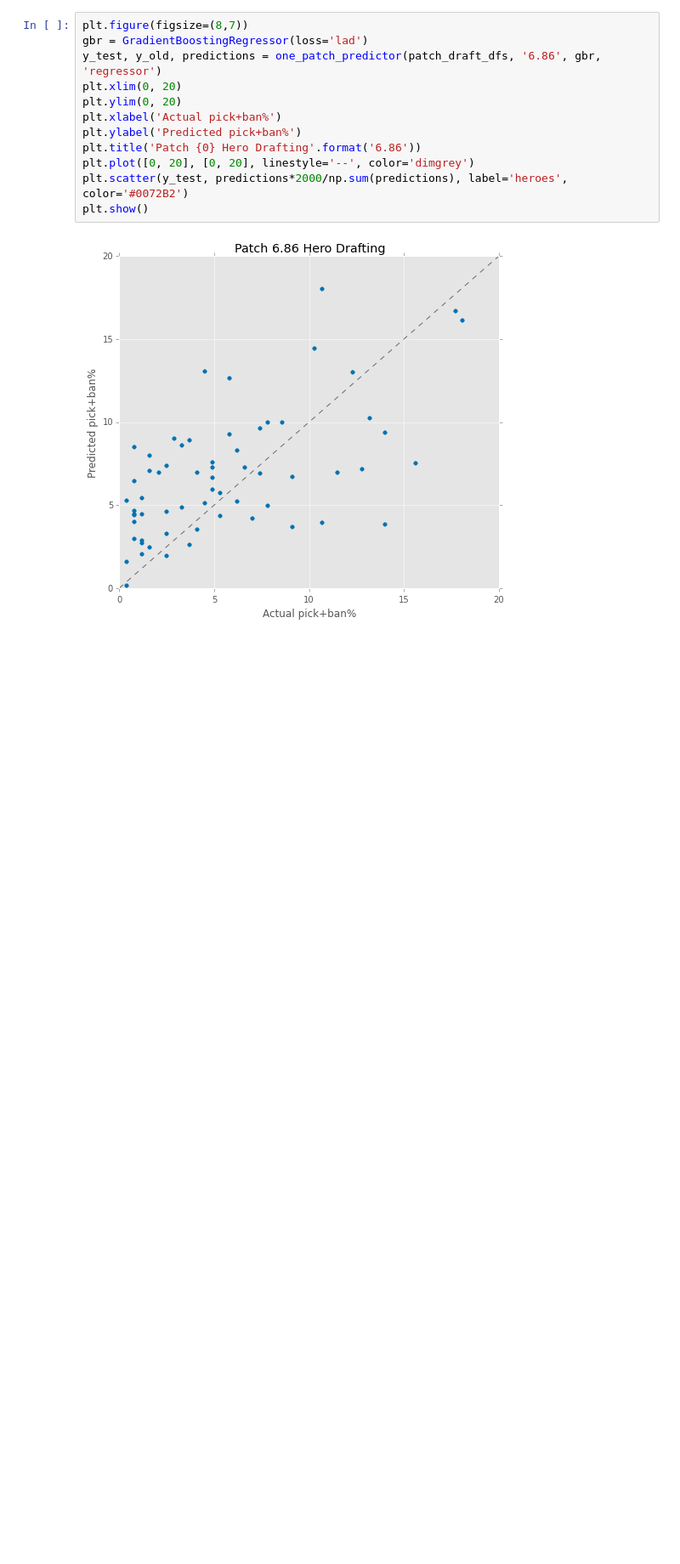
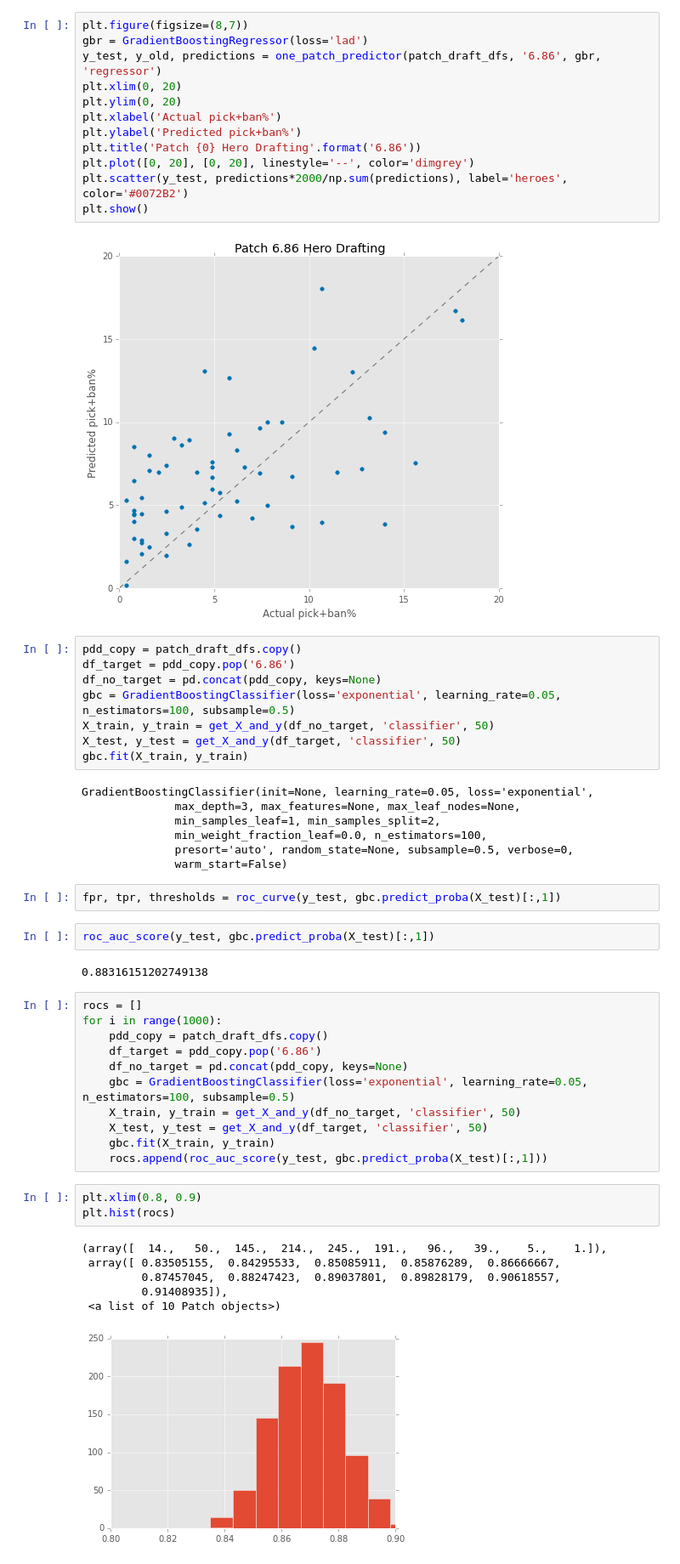
Before and after one commit to shime-saba/moba_balance_prediction, a Jupyter notebook: notebooks/model_visualizations.ipynb, the cells around one changed output. Shown: that part at 85% size. Drawn from its saved outputs; the diff is of its cells as text; blank space fills up the shorter version.

```diff
--- a/notebooks/model_visualizations.ipynb
+++ b/notebooks/model_visualizations.ipynb
@@ -106,3 +113,45 @@ plt.scatter(y_test, predictions*2000/np.sum(predictions), label='heroes', color=
 plt.show()
 # %% [output]
 [figure]
+# %%
+pdd_copy = patch_draft_dfs.copy()
+df_target = pdd_copy.pop('6.86')
+df_no_target = pd.concat(pdd_copy, keys=None)
+gbc = GradientBoostingClassifier(loss='exponential', learning_rate=0.05, n_estimators=100, subsample=0.5)
+X_train, y_train = get_X_and_y(df_no_target, 'classifier', 50)
+X_test, y_test = get_X_and_y(df_target, 'classifier', 50)
+gbc.fit(X_train, y_train)
+# %% [output]
+GradientBoostingClassifier(init=None, learning_rate=0.05, loss='exponential',
+              max_depth=3, max_features=None, max_leaf_nodes=None,
+              min_samples_leaf=1, min_samples_split=2,
+              min_weight_fraction_leaf=0.0, n_estimators=100,
+              presort='auto', random_state=None, subsample=0.5, verbose=0,
+              warm_start=False)
+# %%
+fpr, tpr, thresholds = roc_curve(y_test, gbc.predict_proba(X_test)[:,1])
+# %%
+roc_auc_score(y_test, gbc.predict_proba(X_test)[:,1])
+# %% [output]
+0.88316151202749138
+# %%
+rocs = []
+for i in range(1000):
+    pdd_copy = patch_draft_dfs.copy()
+    df_target = pdd_copy.pop('6.86')
+    df_no_target = pd.concat(pdd_copy, keys=None)
+    gbc = GradientBoostingClassifier(loss='exponential', learning_rate=0.05, n_estimators=100, subsample=0.5)
+    X_train, y_train = get_X_and_y(df_no_target, 'classifier', 50)
+    X_test, y_test = get_X_and_y(df_target, 'classifier', 50)
+    gbc.fit(X_train, y_train)
+    rocs.append(roc_auc_score(y_test, gbc.predict_proba(X_test)[:,1]))
+# %%
+plt.xlim(0.8, 0.9)
+plt.hist(rocs)
+# %% [output]
+(array([  14.,   50.,  145.,  214.,  245.,  191.,   96.,   39.,    5.,    1.]),
+ array([ 0.83505155,  0.84295533,  0.85085911,  0.85876289,  0.86666667,
+         0.87457045,  0.88247423,  0.89037801,  0.89828179,  0.90618557,
+         0.91408935]),
+ <a list of 10 Patch objects>)
+[figure, added]
```
Also changed, not shown: parts of 12 cells of this notebook, 5 other files.
